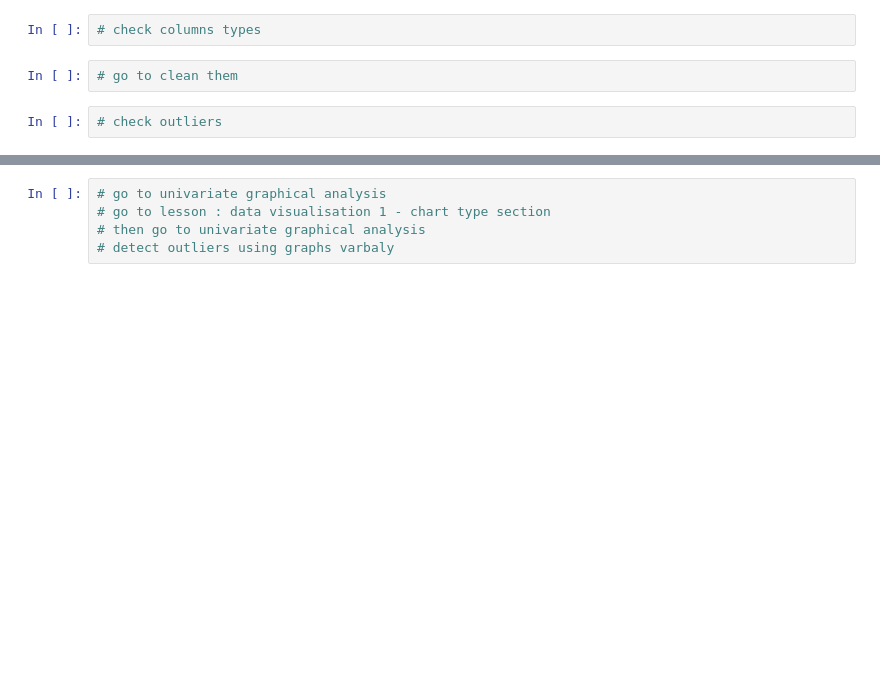
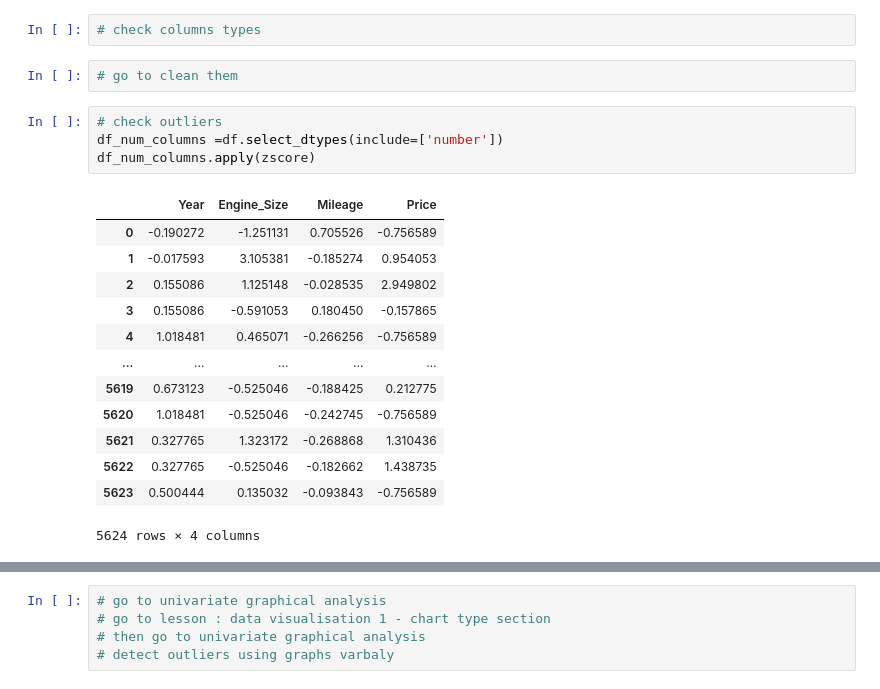
Before and after one commit to ghadaMhammed/Usecase-4, a Jupyter notebook: EDA explain template.ipynb, the cells around one changed output, grey strips where cells are left out. Drawn from its saved outputs; the diff is of its cells as text; blank space fills up the shorter version.

```diff
--- a/EDA explain template.ipynb
+++ b/EDA explain template.ipynb
@@ -189,6 +242,22 @@ Verify that the data is correct and precise. This could involve comparing data s
 # go to clean them
 # %%
 # check outliers
+df_num_columns =df.select_dtypes(include=['number'])
+df_num_columns.apply(zscore)
+# %% [output]
+|  | Year | Engine_Size | Mileage | Price |
+| 0 | -0.190272 | -1.251131 | 0.705526 | -0.756589 |
+| 1 | -0.017593 | 3.105381 | -0.185274 | 0.954053 |
+| 2 | 0.155086 | 1.125148 | -0.028535 | 2.949802 |
+| 3 | 0.155086 | -0.591053 | 0.180450 | -0.157865 |
+| 4 | 1.018481 | 0.465071 | -0.266256 | -0.756589 |
+| ... | ... | ... | ... | ... |
+| 5619 | 0.673123 | -0.525046 | -0.188425 | 0.212775 |
+| 5620 | 1.018481 | -0.525046 | -0.242745 | -0.756589 |
+| 5621 | 0.327765 | 1.323172 | -0.268868 | 1.310436 |
+| 5622 | 0.327765 | -0.525046 | -0.182662 | 1.438735 |
+| 5623 | 0.500444 | 0.135032 | -0.093843 | -0.756589 |
+5624 rows × 4 columns
 # %% [markdown]
 **What is an Outlier?**
 Outlier is an row/observation that appears far away and diverges from an overall pattern in a sample.
```
Also changed, not shown: parts of 6 cells of this notebook.
